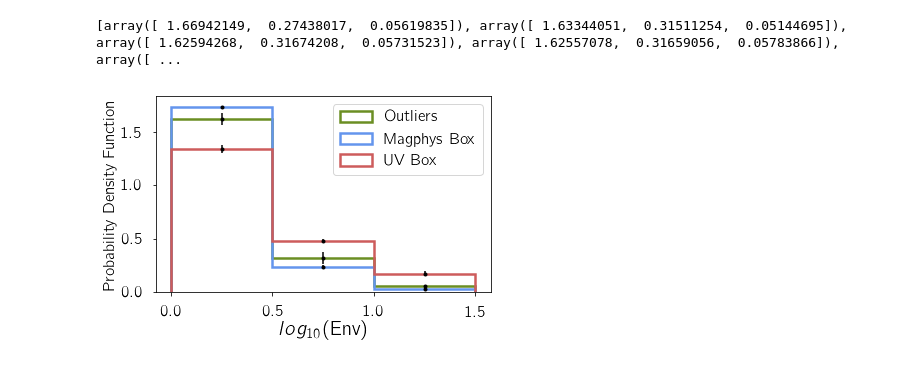
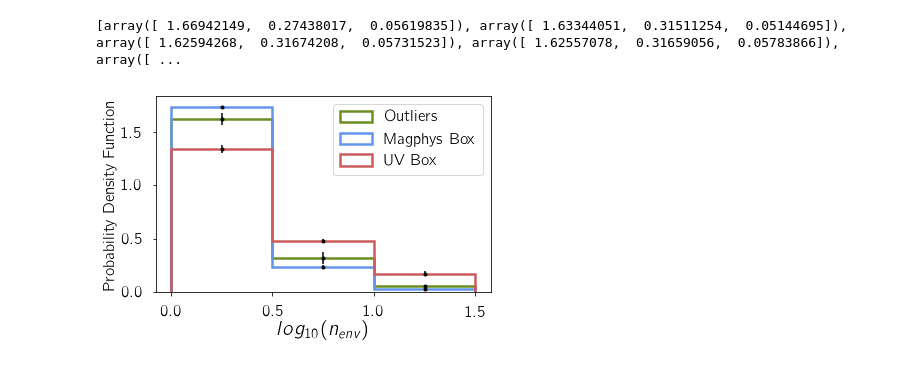
Before and after one commit to nityamd/SSFR_Env, a Jupyter notebook: notebooks/Post jk plots.ipynb, the cells around one changed output. Cells and saved outputs as stored; diff of their text form; code cells hidden in the pictures.

```diff
--- a/notebooks/Post jk plots.ipynb
+++ b/notebooks/Post jk plots.ipynb
@@ -359,19 +359,19 @@ print(array1)
 # %%
 y1 = plt.hist(np.log10(totenv1), bins=envbins, normed = 1, histtype = 'step', fill = False,color = 'olivedrab',linewidth=2.5, label = 'Outliers')
 xbins = [(y1[1][i] + y1[1][i+1])*0.5 for i in range(len(y1[0])) ]
 plt.errorbar(x = xbins,y = y1[0], yerr = er1, fmt = '.k')
 y2 = plt.hist(np.log10(totenv2), bins=envbins, normed = 1, histtype = 'step', fill = False, color = 'cornflowerblue', linewidth=2.5, label = 'Magphys Box')
 plt.errorbar(x = xbins,y = y2[0], yerr = er2, fmt = '.k')
 y3 = plt.hist(np.log10(totenv3), bins=envbins, normed = 1, histtype = 'step', fill = False, color = 'indianred',linewidth=2.5, label = 'UV Box')
 plt.errorbar(x = xbins,y = y3[0], yerr = er3, fmt = '.k')
 
-plt.xlabel(r'$log_{10}$(Env)', fontsize = 20)
+plt.xlabel(r'$log_{10}(n_{env})$', fontsize = 20)
 plt.ylabel('Probability Density Function', fontsize = 16)
 # plt.title('Environment Distribution')
 plt.gcf().subplots_adjust(bottom = 0.2)
 plt.legend()
 # plt.yscale('log')
 plt.savefig('jk_plot.pdf')
 plt.show()
 # %% [output]
-[figure, old version]
+[figure, new version]
```
Also changed, not shown: 12 other files.
